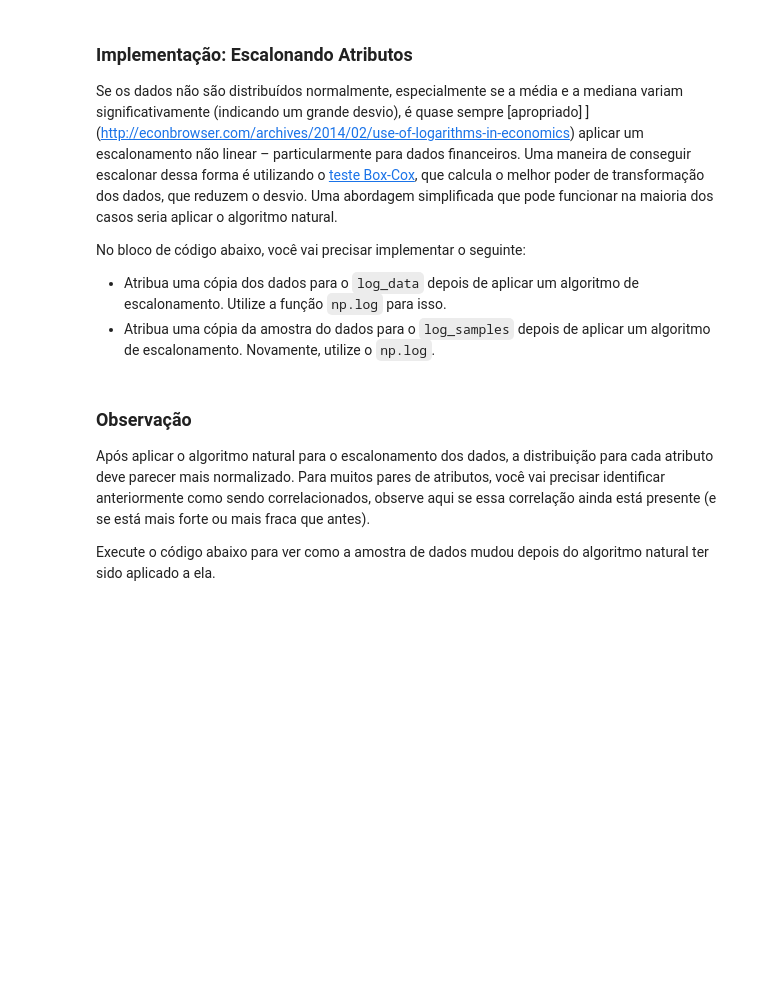
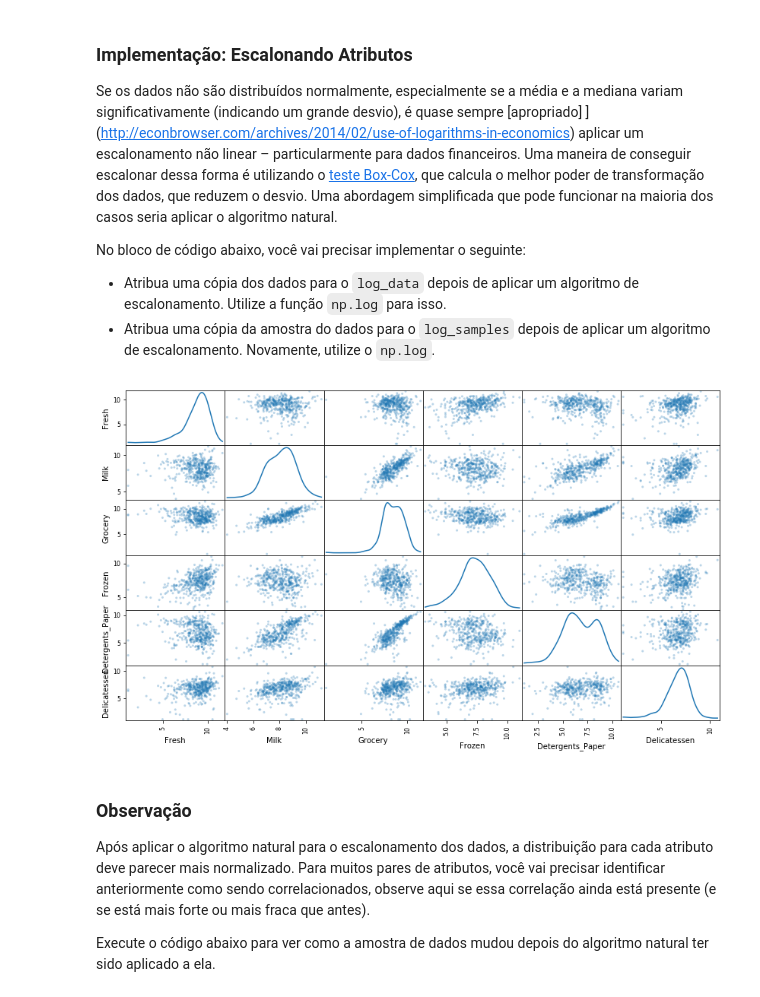
Before and after one commit to rodfloripa/Projeto9, a Jupyter notebook: customer_segments/customer_segments_PT.ipynb, the cells around one changed output. Saved outputs shown, nothing was run; the diff lists cells and outputs as text; code cells hidden in the pictures; blank space fills up the shorter version.

```diff
--- a/customer_segments/customer_segments_PT.ipynb
+++ b/customer_segments/customer_segments_PT.ipynb
@@ -171,13 +178,15 @@ No bloco de código abaixo, você vai precisar implementar o seguinte:
  - Atribua uma cópia da amostra do dados para o `log_samples` depois de aplicar um algoritmo de escalonamento. Novamente, utilize o `np.log`.
 # %%
 # TODO: Escalone os dados utilizando o algoritmo natural
-log_data = None
+log_data = np.log(data)
 
 # TODO: Escalone a amostra de dados utilizando o algoritmo natural
-log_samples = None
+log_samples = np.log(data)
 
 # Produza uma matriz de dispersão para cada par de atributos novos-transformados
 pd.scatter_matrix(log_data, alpha = 0.3, figsize = (14,8), diagonal = 'kde');
+# %% [output]
+[figure, added]
 # %% [markdown]
 ### Observação
 Após aplicar o algoritmo natural para o escalonamento dos dados, a distribuição para cada atributo deve parecer mais normalizado. Para muitos pares de atributos, você vai precisar identificar anteriormente como sendo correlacionados, observe aqui se essa correlação ainda está presente (e se está mais forte ou mais fraca que antes).
```
Also changed, not shown: parts of 8 cells of this notebook.
